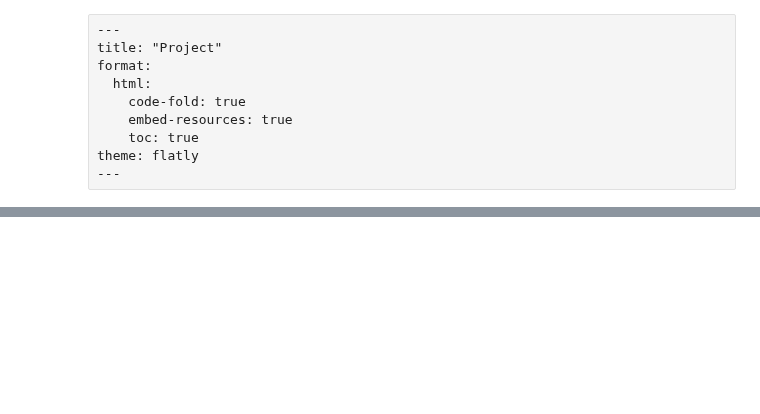
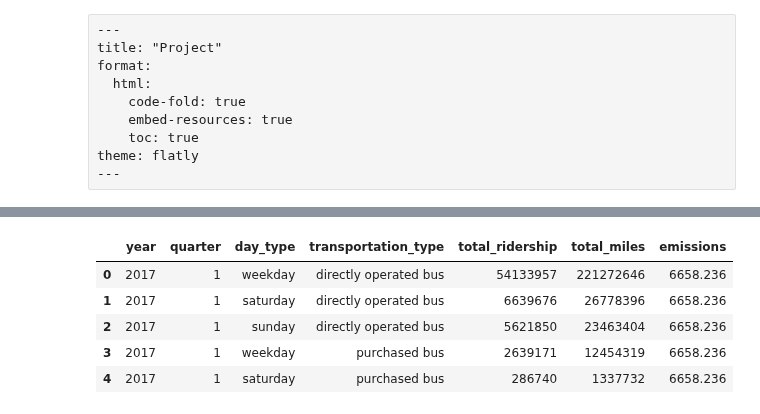
Before and after one commit to chloefeehan/GSB544, a Jupyter notebook: Project/Project.ipynb, the cells around one changed output, grey strips where cells are left out. Saved outputs shown, nothing was run; the diff lists cells and outputs as text; code cells hidden in the pictures; blank space fills up the shorter version.

```diff
--- a/Project/Project.ipynb
+++ b/Project/Project.ipynb
@@ -19,0 +58,10 @@ emissions = pd.read_csv("/Users/chloefeehan/Desktop/python/GSB544/Project/data/e
+# %%
+data_clean = metro.merge(energy_clean, on=['year', "quarter"], how='left')
+data_clean.head()
+# %% [output]
+|  | year | quarter | day_type | transportation_type | total_ridership | total_miles | emissions |
+| 0 | 2017 | 1 | weekday | directly operated bus | 54133957 | 221272646 | 6658.236 |
+| 1 | 2017 | 1 | saturday | directly operated bus | 6639676 | 26778396 | 6658.236 |
+| 2 | 2017 | 1 | sunday | directly operated bus | 5621850 | 23463404 | 6658.236 |
+| 3 | 2017 | 1 | weekday | purchased bus | 2639171 | 12454319 | 6658.236 |
+| 4 | 2017 | 1 | saturday | purchased bus | 286740 | 1337732 | 6658.236 |
```
Also changed, not shown: parts of 9 cells of this notebook, 4 other files.
